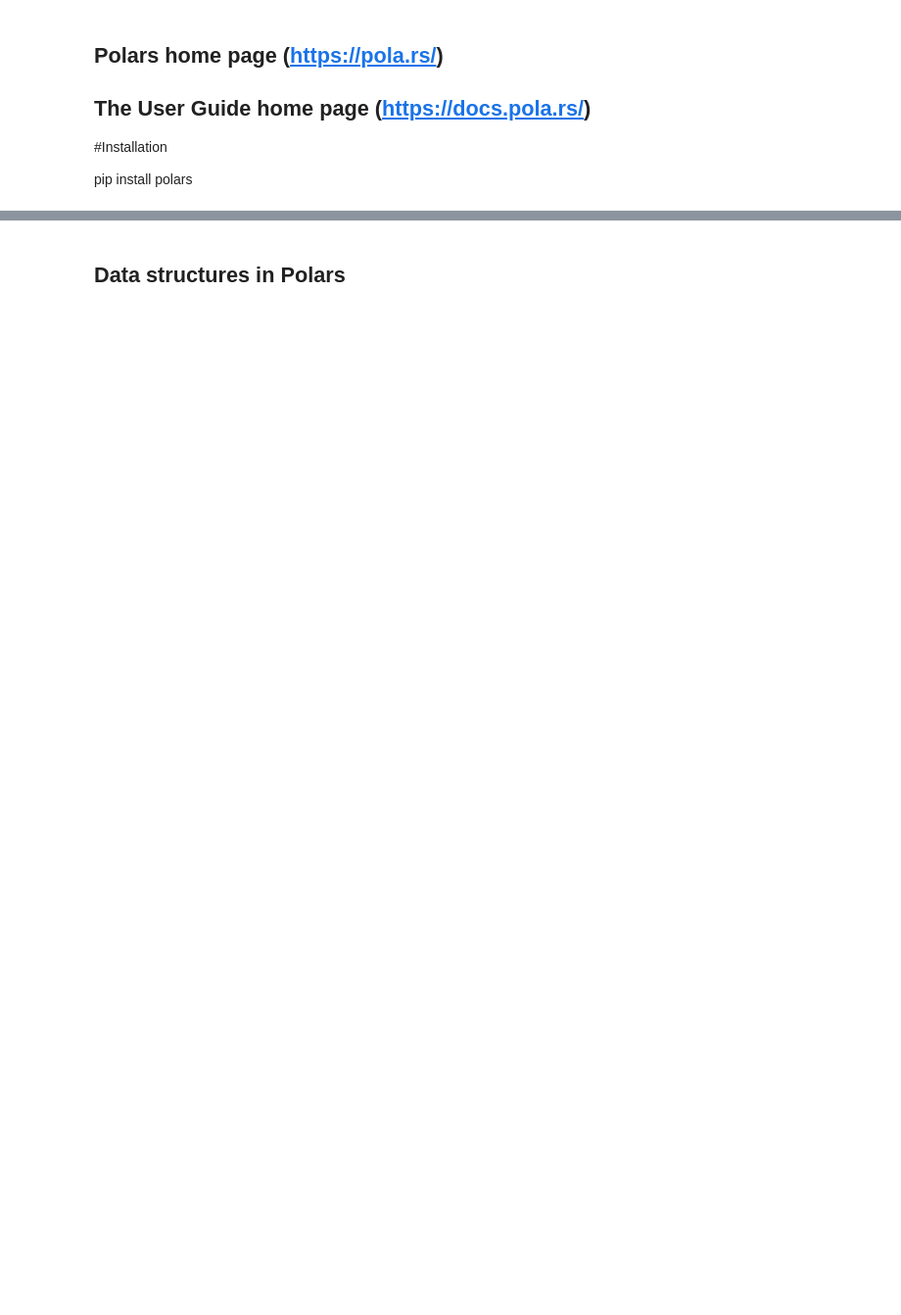
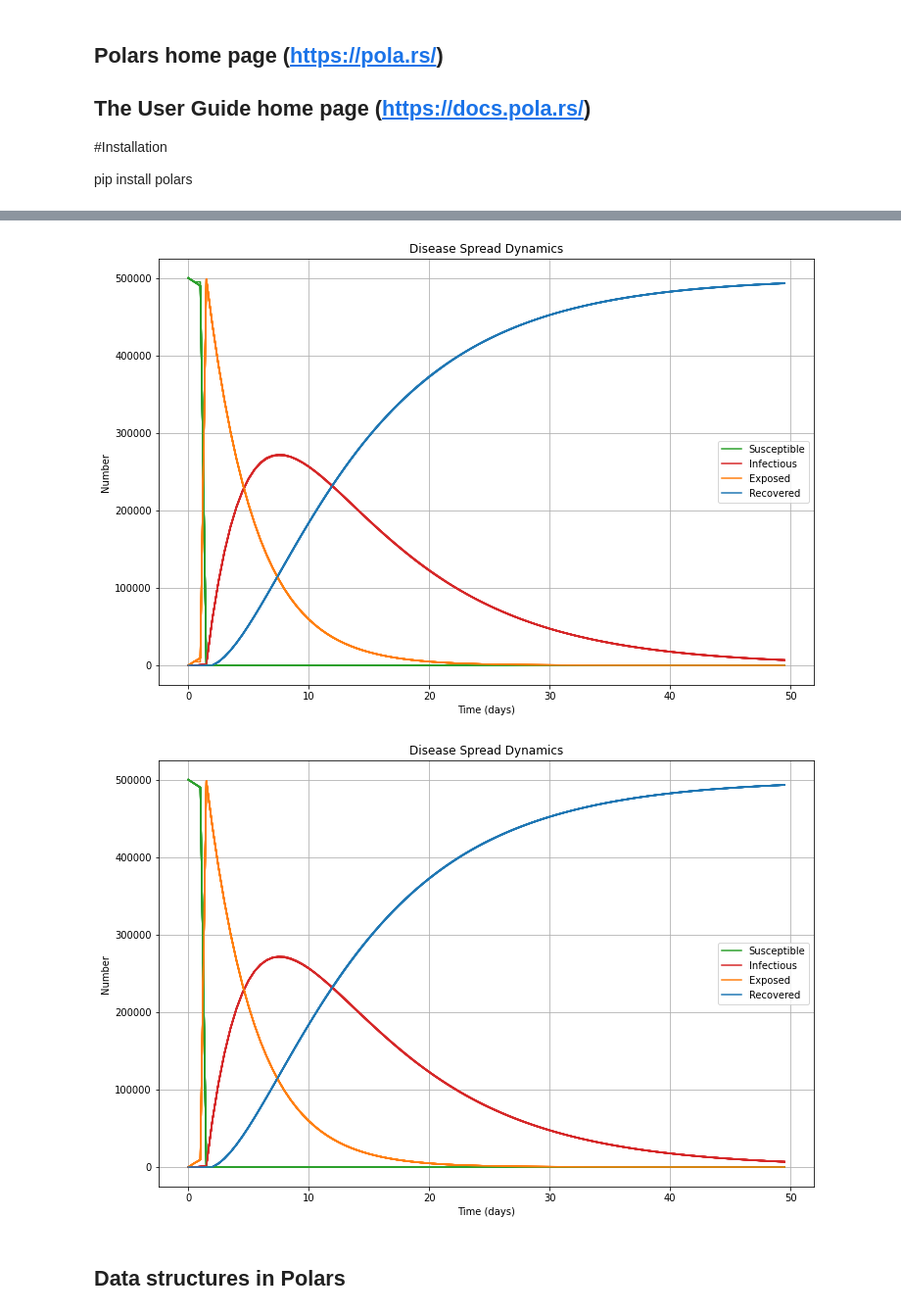
Before and after one commit to nefeltellioglu/polars_workshop, a Jupyter notebook: workshop.ipynb, the cells around one changed output, grey strips where cells are left out. Shown: that part at 98% size. Saved outputs shown, nothing was run; the diff lists cells and outputs as text; code cells hidden in the pictures; blank space fills up the shorter version.

```diff
--- a/workshop.ipynb
+++ b/workshop.ipynb
@@ -62,7 +111,10 @@ Pop size 500  - Pandas execution time: 0.8 seconds
 # %%
 #plot results
-#plot_SEIR_pl(results_pl["all_transmission"])
-#plot_SEIR_pd(results_pd["all_transmission"])
+plot_SEIR_pl(results_pl["all_transmission"])
+plot_SEIR_pd(results_pd["all_transmission"])
+# %% [output]
+[figure, added]
+[figure, added]
 # %% [markdown]
 ## Data structures in Polars
 # %%
```
Also changed, not shown: parts of 15 cells of this notebook, 1 other file.
